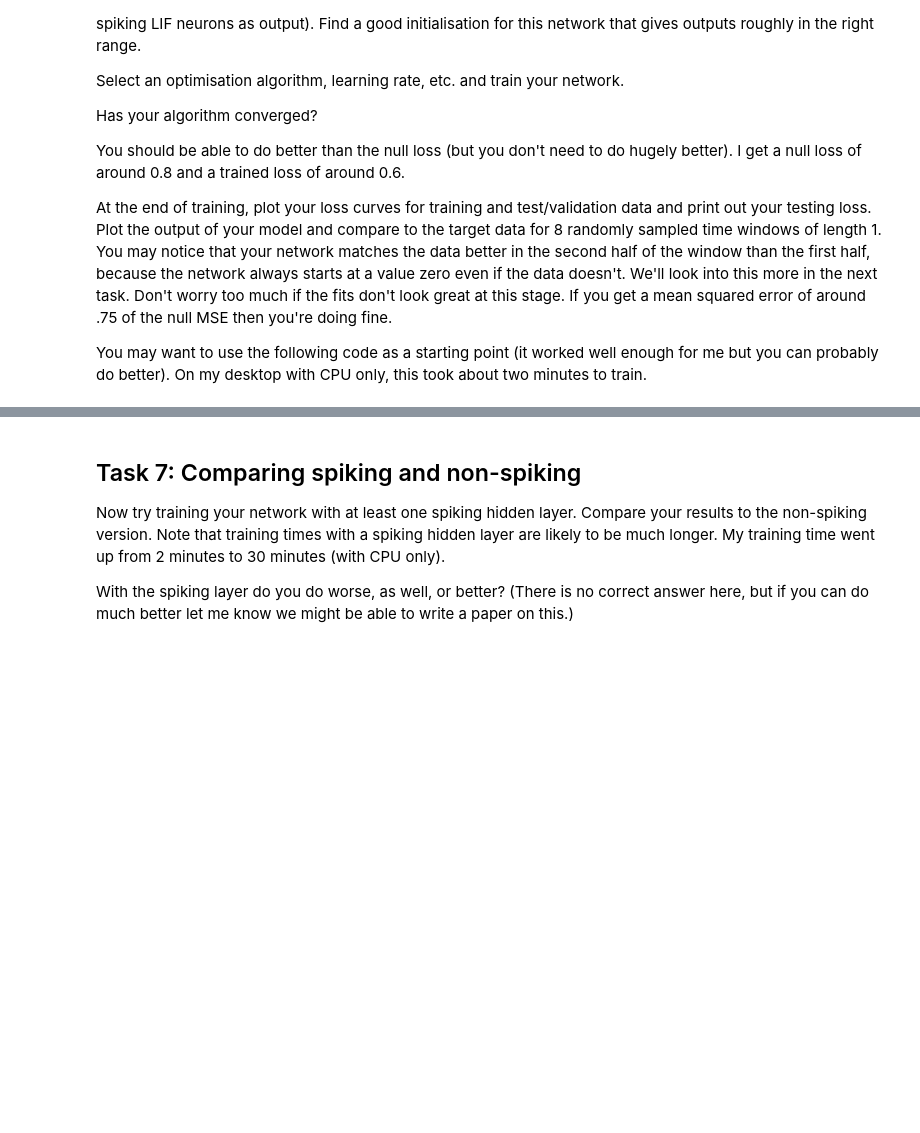
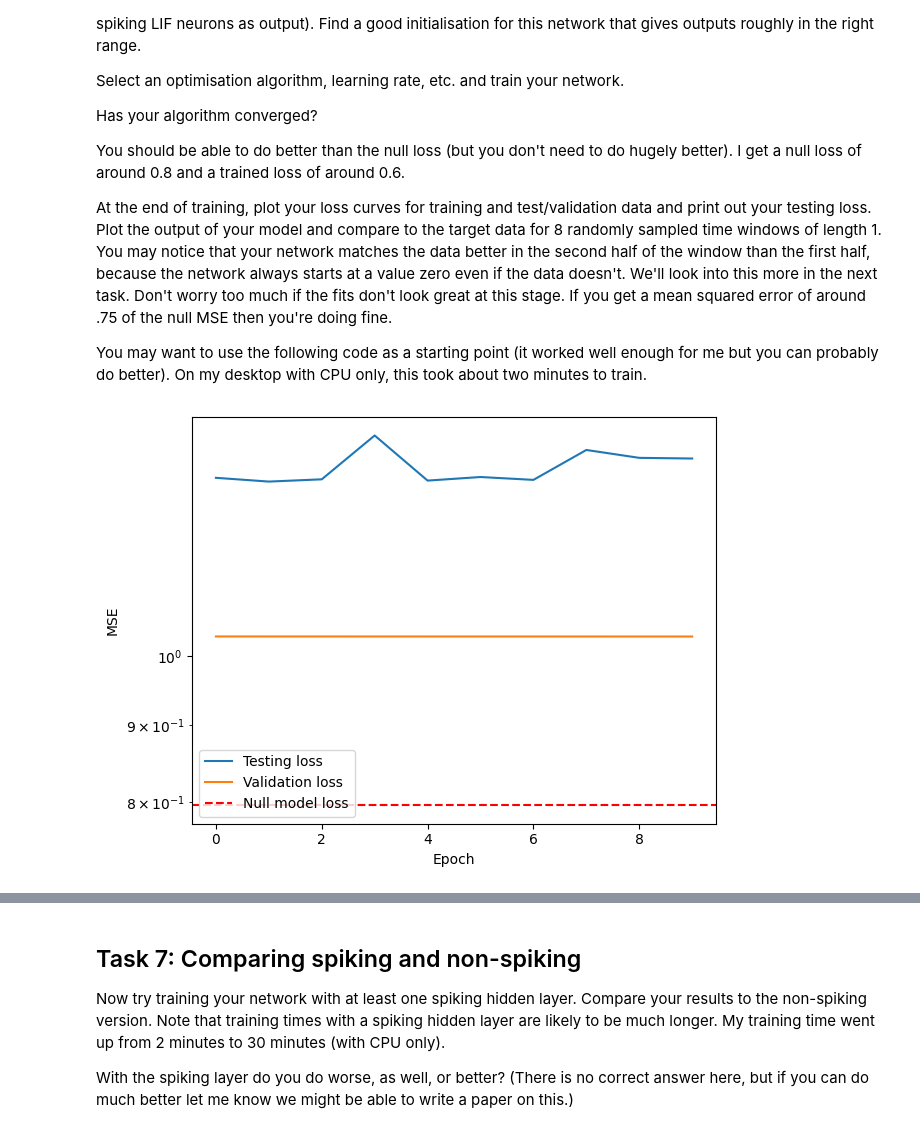
Before and after one commit to codinghasnat/Neuro4ML_2, a Jupyter notebook: Ayman/cw2-decoding.ipynb, the cells around one changed output, grey strips where cells are left out. Drawn from its saved outputs; the diff is of its cells as text; code cells hidden in the pictures; blank space fills up the shorter version.

Commit message:
working on task 5, training isnt converging

```diff
--- a/Ayman/cw2-decoding.ipynb
+++ b/Ayman/cw2-decoding.ipynb
@@ -369,12 +373,10 @@ class SNNLayer(nn.Module):
         self.spiking = spiking
         self.tau = tau
         self.threshold = threshold
+
         # Store weights as a trainable parameter
-
-        self.w = nn.Parameter(torch.randn(n_in, n_out) * 10000)  # Small random numbers
-        # self.w = nn.Parameter(torch.ones(n_in, n_out) * 1000)
-        # self.w = nn.Parameter(torch.empty(n_in, n_out))
-        # nn.init.normal_(self.w, mean=0.0, std=100)
+        self.w = nn.Parameter(torch.empty(n_in, n_out))
+        nn.init.normal_(self.w, mean=0.0, std=8000)
 
     def forward(self, x):
         batch_size, _, num_time_points = x.shape
@@ -628,3 +624,79 @@ You may want to use the following code as a starting point (it worked well enoug
 #       plt.plot(savgol_filter(y_out[b, 1, :], 151, 3), '-C1', label='y_out (smooth)')
 #       plt.ylim(-5, 5)
 # plt.tight_layout();
+# %%
+# Training parameters
+lr = 0.001  # learning rate
+num_epochs = 10
+max_num_batches = 40
+length = 1
+batch_size = 32  # small batches worked better in some cases
+
+
+# Optimizer and loss function setup
+optimizer = torch.optim.Adam(network.parameters(), lr=lr)  # network is your model instance
+loss_function = torch.nn.MSELoss()
+
+# Training and validation loss history
+loss_hist = []
+val_loss_hist = []
+
+# Training loop
+with tqdm(total=num_epochs * max_num_batches) as pbar:
+    last_epoch_loss = val_loss = null_val_loss = None
+    for epoch in range(num_epochs):
+        local_loss = []
+        for x, y in batched_data(train_range, spike_times, vel, vel_times, batch_size=batch_size, max_num_batches=max_num_batches):
+            # Run the network
+            y_out = network(x)
+            # Compute a loss
+            loss = loss_function(y_out, y)
+            local_loss.append(loss.item())
+            # Update gradients
+            optimizer.zero_grad()
+            loss.backward()
+            optimizer.step()
+            pbar.update(1)
+            pbar.set_postfix(epoch=epoch, last_epoch_loss=last_epoch_loss, loss=loss.item(), val_loss=val_loss, null_val_loss=null_val_loss)
+        last_epoch_loss = np.mean(local_loss)
+        # Dummy evaluation function for simplicity, replace with actual
+        val_loss, null_val_loss = evaluate_model(network, test_loader)
+        loss_hist.append(last_epoch_loss)
+        val_loss_hist.append(val_loss)
+        pbar.set_postfix(epoch=epoch, last_epoch_loss=last_epoch_loss, loss=loss.item(), val_loss=val_loss, null_val_loss=null_val_loss)
+
+# Plot the loss function over time
+plt.figure()
+plt.semilogy(loss_hist, label='Testing loss')
+plt.semilogy(val_loss_hist, label='Validation loss')
+plt.axhline(null_val_loss, ls='--', c='r', label='Null model loss')
+plt.xlabel('Epoch')
+plt.ylabel('MSE')
+plt.legend(loc='best')
+plt.tight_layout()
+plt.show()
+
+# Final testing and null loss evaluation
+testing_loss, null_testing_loss = evaluate_model(network, test_loader)
+print(f'Testing loss={testing_loss}, Null testing loss={null_testing_loss}')
+
+# Plot trained output
+plt.figure(figsize=(16, 6))
+with torch.no_grad():
+    for x, y in batched_data(test_range, spike_times, vel, vel_times, batch_size=8, max_num_batches=1):
+        y_out = network(x)
+        for b in range(8):
+            plt.subplot(2, 4, b+1)
+            plt.plot(y_out[b, 0, :], ':C0', label='x_out')
+            plt.plot(y_out[b, 1, :], ':C1', label='y_out')
+            plt.plot(y[b, 0, :], '--C0', label='x')
+            plt.plot(y[b, 1, :], '--C1', label='y')
+            # Plot a smoothed version as well
+            plt.plot(savgol_filter(y_out[b, 0, :], 151, 3), '-C0', label='x_out (smooth)')
+            plt.plot(savgol_filter(y_out[b, 1, :], 151, 3), '-C1', label='y_out (smooth)')
+            plt.ylim(-5, 5)
+            plt.legend(loc='best')
+plt.tight_layout()
+plt.show()
+# %% [output]
+[figure, added]
```
Also changed, not shown: parts of 9 cells of this notebook.
